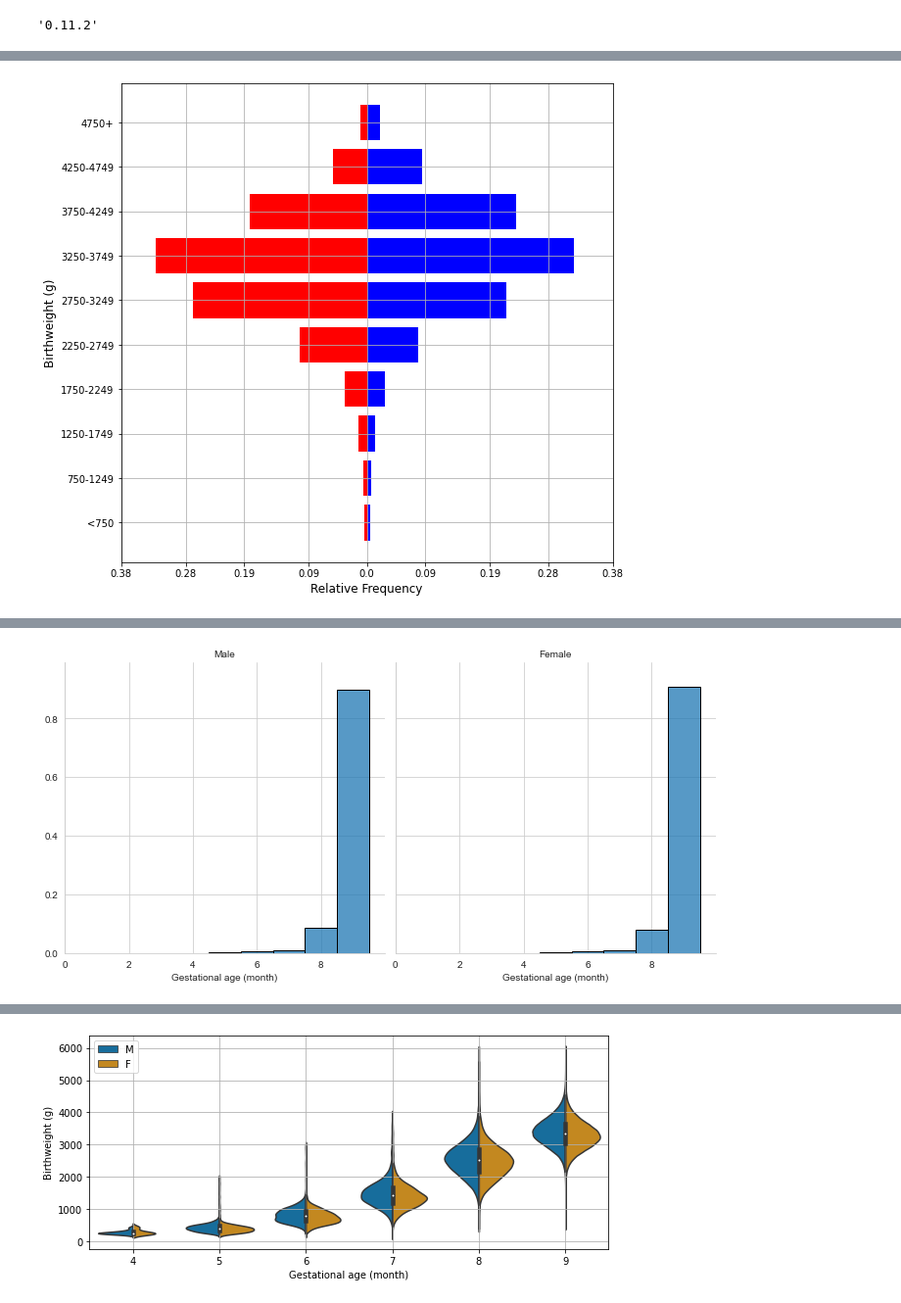
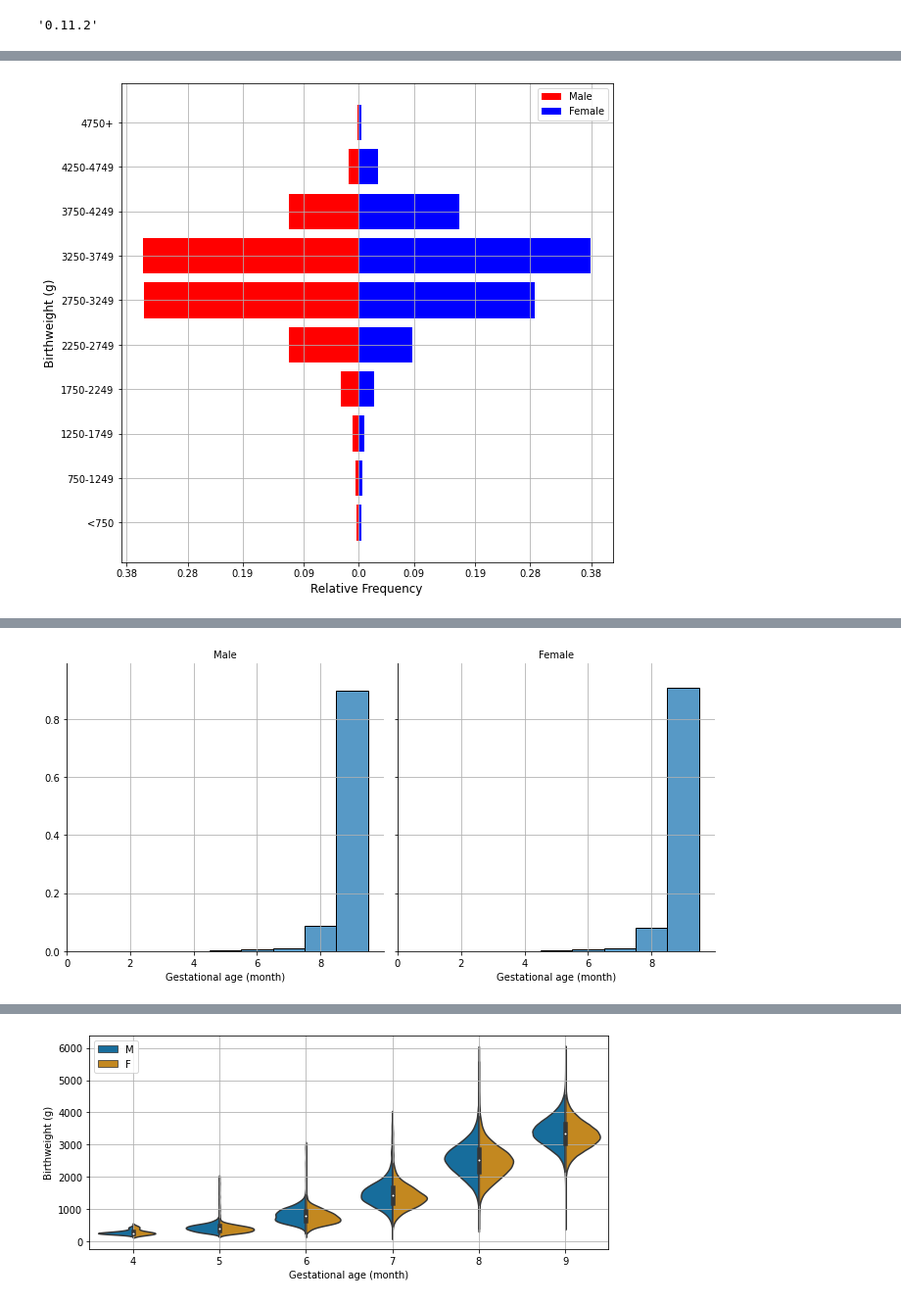
Before and after one commit to marcjmccoy/DATA624_HW4, a Jupyter notebook: hw4_week5 .ipynb, the cells around one changed output, grey strips where cells are left out. Shown at 98% size. Cells and saved outputs as stored; diff of their text form; code cells hidden in the pictures.

```diff
--- a/hw4_week5 .ipynb
+++ b/hw4_week5 .ipynb
@@ -38,31 +23,33 @@ Using the bins and counts returned by `np.histogram`, use the matplotlib's barsh
 
 <img title="pyramid" src="pyramid.png" width="500">
 # %%
-weightData = pd.read_csv('weightData.csv')
+weightData = pd.read_csv('weightData.csv') #reload data for every question
 
 sns.reset_orig()
 
-bin_edgesAll = np.linspace(750,4750,11)
+min_bin = weightData['birthweight'].min()
+max_bin = weightData['birthweight'].max()
+
+bin_edgesAll = [min_bin, 750, 1250, 1750, 2250, 2750, 3250, 3750, 4250, 4750, max_bin]
 
 histMale, bin_edgesarrayMale = np.histogram( weightData.loc[ weightData['sex']=='F']['birthweight'], bins = bin_edgesAll )
-
 histFemale, bin_edgesarrayFemale = np.histogram( weightData.loc[ weightData['sex']=='M']['birthweight'], bins = bin_edgesAll )
 
-
 fig, ax = plt.subplots(figsize=(9,9))
-plt.barh(np.arange(len(histMale)), histMale/np.sum(histMale)*-1, color='red')
-plt.barh(np.arange(len(histFemale)), histFemale/np.sum(histFemale), color='blue')
+plt.barh(np.arange(len(histMale)), histMale/np.sum(histMale)*-1, color='red', label="Male")
+plt.barh(np.arange(len(histFemale)), histFemale/np.sum(histFemale), color='blue', label="Female")
 ax.set_xlabel("Relative Frequency", fontsize=12)
 ax.set_ylabel("Birthweight (g)", fontsize=12)
 
 ax.set_yticks(  np.arange( len(histMale) )  )
 ax.set_yticklabels(  ['<750', '750-1249','1250-1749','1750-2249','2250-2749','2750-3249','3250-3749','3750-4249','4250-4749','4750+' ])
 ax.set_xticks([-0.38, -0.28, -0.19, -0.09, 0, 0.09, 0.19, 0.28, 0.38])
 ax.set_xticklabels( ['0.38', '0.28', '0.19','0.09','0.0','0.09','0.19','0.28','0.38'])
 
+plt.legend()
 plt.grid()
 # %% [output]
-[figure, old version]
+[figure, new version]
 # %% [markdown]
 # Gestational month histogram [12pts]
 
@@ -70,8 +57,9 @@ Plot the histogram of the birtweight for both sexes using a FacetGrid.
 
 <img title="histGA" src="histGA.png" width="500">
 # %%
-weightData = pd.read_csv('weightData.csv')
+weightData = pd.read_csv('weightData.csv') #reload data for every question
 
+#wrangling provided by the template
 def gaWeeksToMonth(gaWeek):
 
     if gaWeek < 4 :
@@ -98,17 +86,20 @@ weightData['monthGA'] = weightData['ga'].apply(lambda x:  gaWeeksToMonth(x))
 weightData["sex"] = weightData["sex"].map({'M': "Male", "F": "Female"})
 weightData.rename(columns={"monthGA": "Gestational age (month)"}, inplace=True)
 
-
+#plotting
 g = sns.FacetGrid(weightData, col='sex', height=5 ,sharex=True, sharey=True)
-g.map(sns.histplot, "Gestational age (month)", bins=9, stat='probability', linewidth=1.0, edgecolor='black', discrete=True, ax=ax)
-ax.yaxis.grid(True) #plot horizontal lines
-ax.xaxis.grid(True) #do not plot vertical lines
+g.map(sns.histplot, "Gestational age (month)", bins=9, stat='probability', linewidth=1.0, edgecolor='black', discrete=True)
 g.set_titles('{col_name}')
 g.set(xlim=(0,9.99),ylim=(0,0.99))
 g.set(ylabel=None) #remove the y label
+
+#add gridlines
+g.axes[0,0].grid()
+g.axes[0,1].grid()
+
 plt.show()
 # %% [output]
-[figure, old version]
+[figure, new version]
 # %% [markdown]
 # Violin plot [22 pts]
 
```
Also changed, not shown: parts of 5 cells of this notebook.
